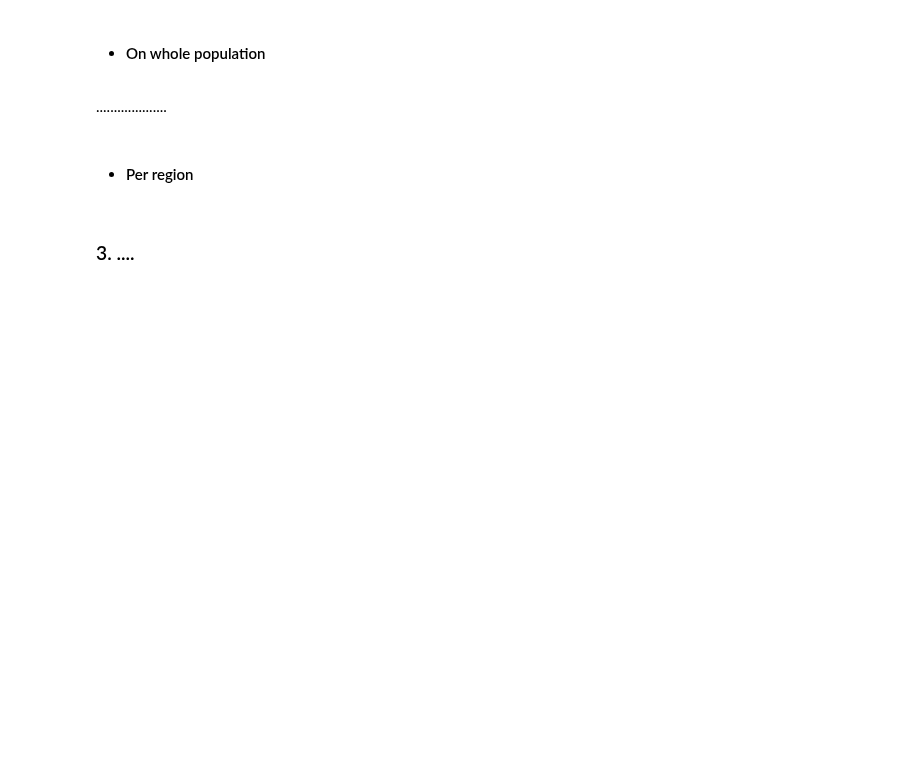
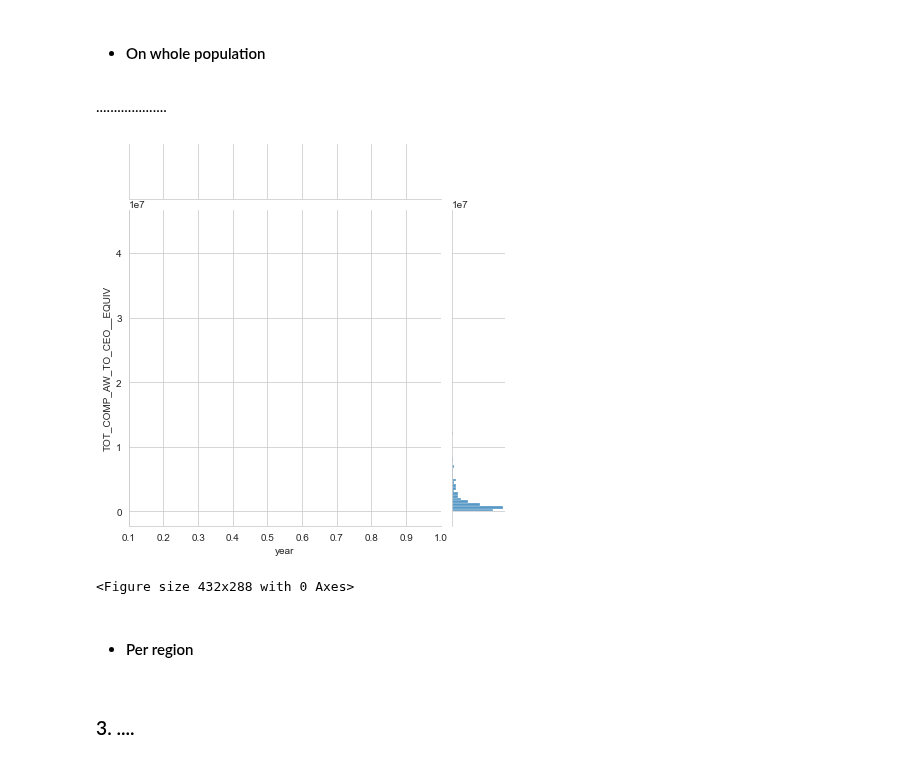
Before and after one commit to maxbranting/Remuneration-Data-Text-Mining, a Jupyter notebook: analysis_presentation.ipynb, the cells around one changed output. Saved outputs shown, nothing was run; the diff lists cells and outputs as text; code cells hidden in the pictures; blank space fills up the shorter version.

```diff
--- a/analysis_presentation.ipynb
+++ b/analysis_presentation.ipynb
@@ -133,7 +133,9 @@ Name: year, dtype: int64
 [figure]
 <Figure size 432x288 with 0 Axes>
 # %%
+# quick check, before we plotted only one column maybe it had n/a's etc.
+print(df.isnull().values.any())
 years_count = dict(df['year'].value_counts().sort_index())
 years_keep = [key for key, value in years_count.items() if value>100]
 
-df1 = df[df['year'].isin(years_keep)]
+dfa = df[df['year'].isin(years_keep)]
@@ -143,6 +151,15 @@ df1 = df[df['year'].isin(years_keep)]
 * #### On whole population
 # %% [markdown]
 ....................
+# %%
+sns.set_style("whitegrid")
+g = sns.JointGrid(x = 'year', y = 'TOT_COMP_AW_TO_CEO__EQUIV', data=dfa, xlim = (0.1, 1.0))
+g.plot(sns.lineplot, sns.histplot)
+plt.show()
+plt.clf()
+# %% [output]
+[figure, added]
+<Figure size 432x288 with 0 Axes>
 # %% [markdown]
 * #### Per region
 # %%
```
Also changed, not shown: parts of 4 cells of this notebook.
